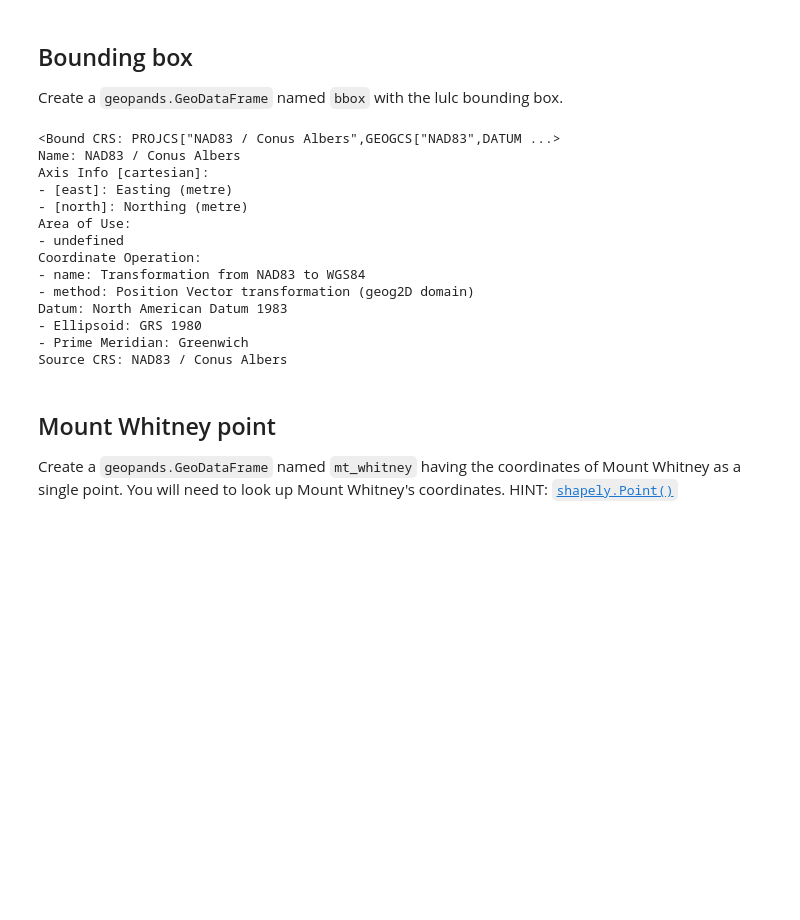
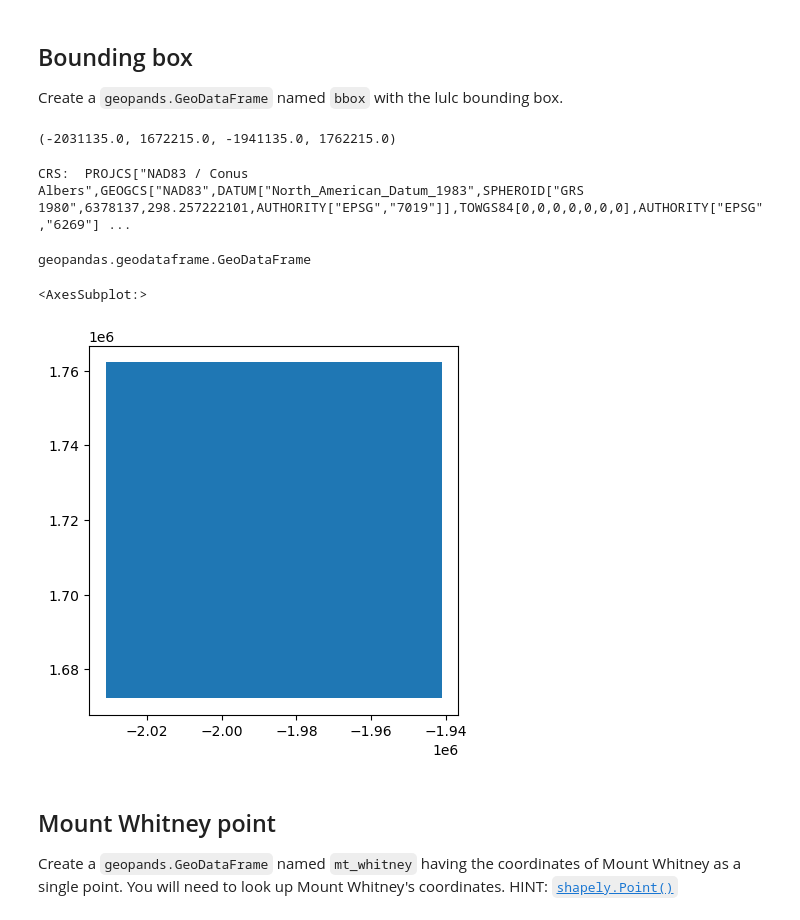
Before and after one commit to cnordheim-maestas/eds-220-hwk4, a Jupyter notebook: hwk4-task1-whitney-map.ipynb, the cells around one changed output. Drawn from its saved outputs; the diff is of its cells as text; code cells hidden in the pictures; blank space fills up the shorter version.

```diff
--- a/hwk4-task1-whitney-map.ipynb
+++ b/hwk4-task1-whitney-map.ipynb
@@ -76,0 +99,5 @@ xarray.core.dataarray.DataArray
+# %%
+# remove length 1 dimension (band)
+lulc = lulc.squeeze() # squeeze and brop unneeded band
+lulc = lulc.drop('band')# squeeze and brop unneeded band
+lulc
@@ -84,6 +140,11 @@ ca.plot()
 # %% [markdown]
 ## Bounding box
 Create a `geopands.GeoDataFrame` named `bbox` with the lulc bounding box.
+# %%
+lulc_bounds = lulc.rio.bounds()
+lulc_bounds
+# %% [output]
+(-2031135.0, 1672215.0, -1941135.0, 1762215.0)
 # %%
 # first need to know the minx, maxx, miny, maxy for the lulc bounding box, use the bounds
 lulc_bounds = lulc.rio.bounds()
@@ -98,25 +159,20 @@ bbox = box(*lulc_bounds)
 bbox = gpd.GeoDataFrame(geometry = [bbox], # assign geometry column
                            crs = lulc_crs) # assign CRS
 
-type(bbox) # check type
-bbox.crs # check crs, yes it matches
+print('CRS: ', bbox.crs) # check the CRS
 # %% [output]
-<Bound CRS: PROJCS["NAD83 / Conus Albers",GEOGCS["NAD83",DATUM ...>
-Name: NAD83 / Conus Albers
-Axis Info [cartesian]:
-- [east]: Easting (metre)
-- [north]: Northing (metre)
-Area of Use:
-- undefined
-Coordinate Operation:
-- name: Transformation from NAD83 to WGS84
-- method: Position Vector transformation (geog2D domain)
-Datum: North American Datum 1983
-- Ellipsoid: GRS 1980
-- Prime Meridian: Greenwich
-Source CRS: NAD83 / Conus Albers
+CRS:  PROJCS["NAD83 / Conus Albers",GEOGCS["NAD83",DATUM["North_American_Datum_1983",SPHEROID["GRS 1980",6378137,298.257222101,AUTHORITY["EPSG","7019"]],TOWGS84[0,0,0,0,0,0,0],AUTHORITY["EPSG","6269"] ...
+# %%
+# check type
+type(bbox) # check type
+# %% [output]
+geopandas.geodataframe.GeoDataFrame
 # %%
-# plot the bou
+# plot the bounding box
+bbox.plot()
+# %% [output]
+<AxesSubplot:>
+[figure, added]
 # %% [markdown]
 ## Mount Whitney point
 Create a `geopands.GeoDataFrame` named `mt_whitney` having the coordinates of Mount Whitney as a single point. You will need to look up Mount Whitney's coordinates. HINT: [`shapely.Point()`](https://shapely.readthedocs.io/en/stable/reference/shapely.Point.html)
```
Also changed, not shown: parts of 9 cells of this notebook.
